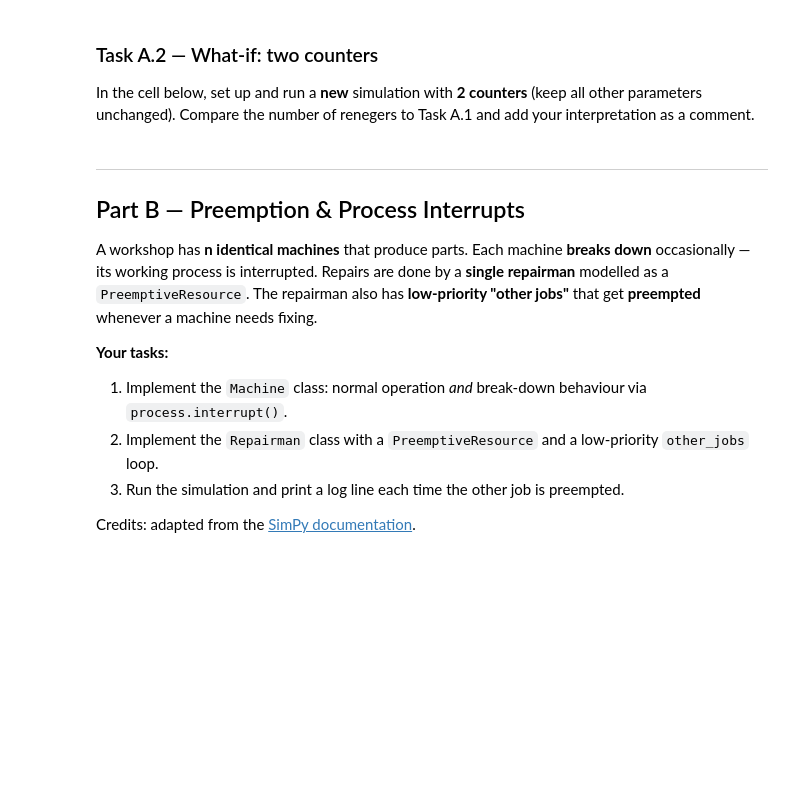
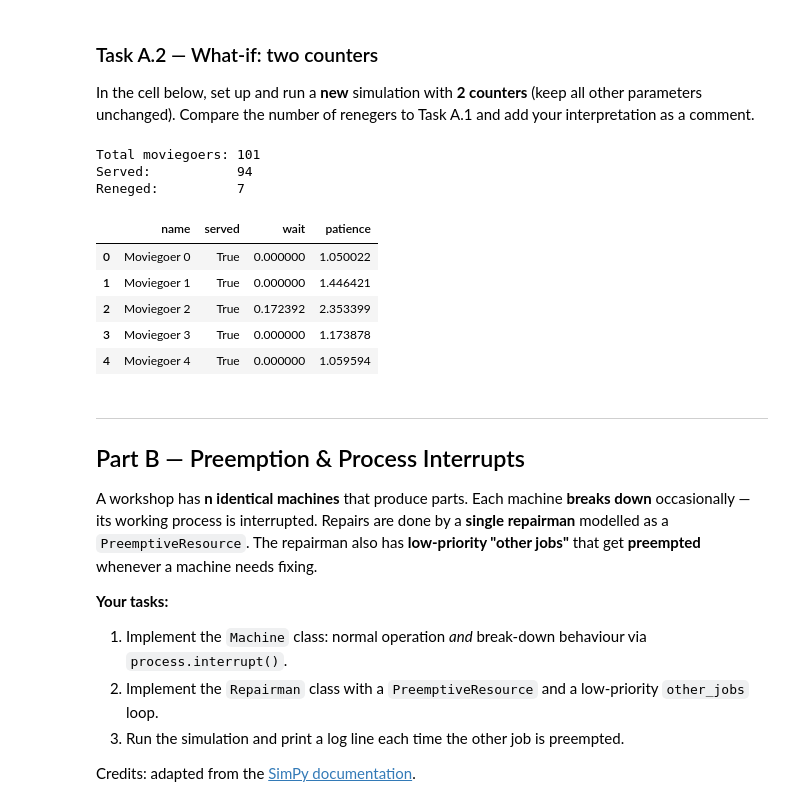
Before and after one commit to Azynoth/S4DM-SS26-lectures, a Jupyter notebook: exercises/exercise2 (1).ipynb, the cells around one changed output. Cells and saved outputs as stored; diff of their text form; code cells hidden in the pictures; blank space fills up the shorter version.

```diff
--- a/exercises/exercise2 (1).ipynb
+++ b/exercises/exercise2 (1).ipynb
@@ -162,3 +170,28 @@ In the cell below, set up and run a **new** simulation with **2 counters** (keep
+# %%
+# Run the simulation with 2 counters and compare the number of renegers
+random.seed(RANDOM_SEED)
+env = simpy.Environment()
+cinema = Cinema(env, num_counters=2, service_time=SERVICE_TIME)
+logger = EventLogger()
+
+env.process(moviegoer_generator(env, cinema, logger))
+env.run(until=SIM_TIME)
+
+df = logger.get_df()
+print(f"Total moviegoers: {len(df)}")
+print(f"Served:           {df['served'].sum()}")
+print(f"Reneged:          {(~df['served']).sum()}")
+df.head()
+# %% [output]
+Total moviegoers: 101
+Served:           94
+Reneged:          7
+|  | name | served | wait | patience |
+| 0 | Moviegoer 0 | True | 0.000000 | 1.050022 |
+| 1 | Moviegoer 1 | True | 0.000000 | 1.446421 |
+| 2 | Moviegoer 2 | True | 0.172392 | 2.353399 |
+| 3 | Moviegoer 3 | True | 0.000000 | 1.173878 |
+| 4 | Moviegoer 4 | True | 0.000000 | 1.059594 |
 # %% [markdown]
 ---
 ## Part B — Preemption & Process Interrupts
```
Also changed, not shown: parts of 5 cells of this notebook, 5 other files.
